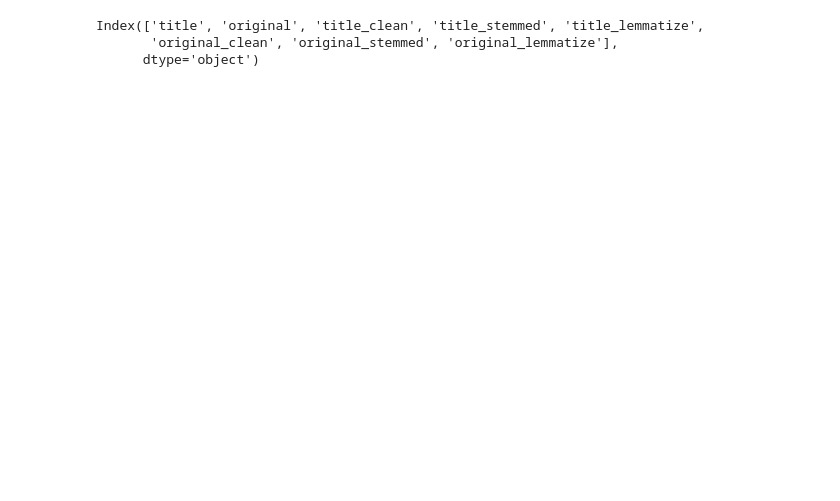
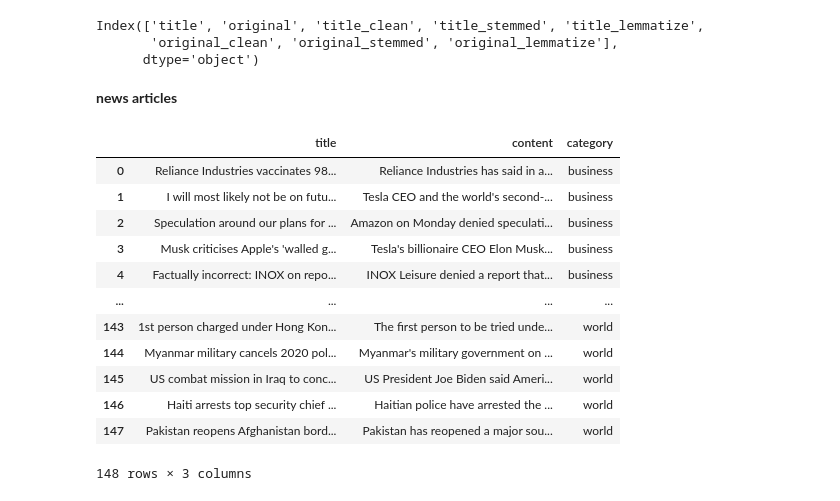
Before and after one commit to cindyvillanuevads/natural-language-processing-exercises, a Jupyter notebook: prepare.ipynb, the cells around one changed output. Saved outputs shown, nothing was run; the diff lists cells and outputs as text; code cells hidden in the pictures; blank space fills up the shorter version.

```diff
--- a/prepare.ipynb
+++ b/prepare.ipynb
@@ -458,3 +479,24 @@ df2.columns
 Index(['title', 'original', 'title_clean', 'title_stemmed', 'title_lemmatize',
        'original_clean', 'original_stemmed', 'original_lemmatize'],
       dtype='object')
+# %% [markdown]
+**news articles**
+# %%
+categories = ["business", "sports", "technology", "entertainment", "science", "world"]
+news_df = a.get_all_news_articles(categories)
+# %%
+news_df
+# %% [output]
+|  | title | content | category |
+| 0 | Reliance Industries vaccinates 98... | Reliance Industries has said in a... | business |
+| 1 | I will most likely not be on futu... | Tesla CEO and the world's second-... | business |
+| 2 | Speculation around our plans for ... | Amazon on Monday denied speculati... | business |
+| 3 | Musk criticises Apple's 'walled g... | Tesla's billionaire CEO Elon Musk... | business |
+| 4 | Factually incorrect: INOX on repo... | INOX Leisure denied a report that... | business |
+| ... | ... | ... | ... |
+| 143 | 1st person charged under Hong Kon... | The first person to be tried unde... | world |
+| 144 | Myanmar military cancels 2020 pol... | Myanmar's military government on ... | world |
+| 145 | US combat mission in Iraq to conc... | US President Joe Biden said Ameri... | world |
+| 146 | Haiti arrests top security chief ... | Haitian police have arrested the ... | world |
+| 147 | Pakistan reopens Afghanistan bord... | Pakistan has reopened a major sou... | world |
+148 rows × 3 columns
```
Also changed, not shown: parts of 25 cells of this notebook.
